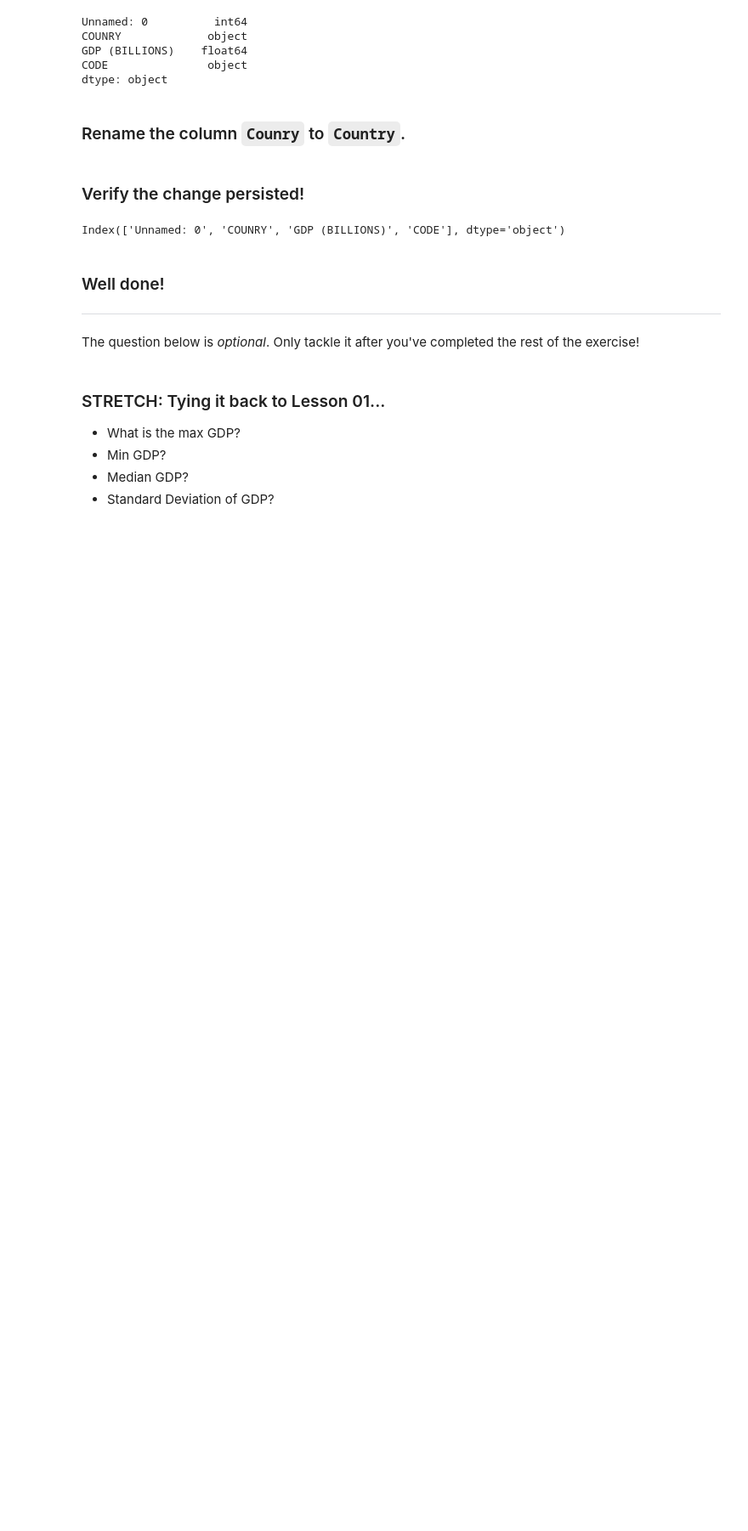
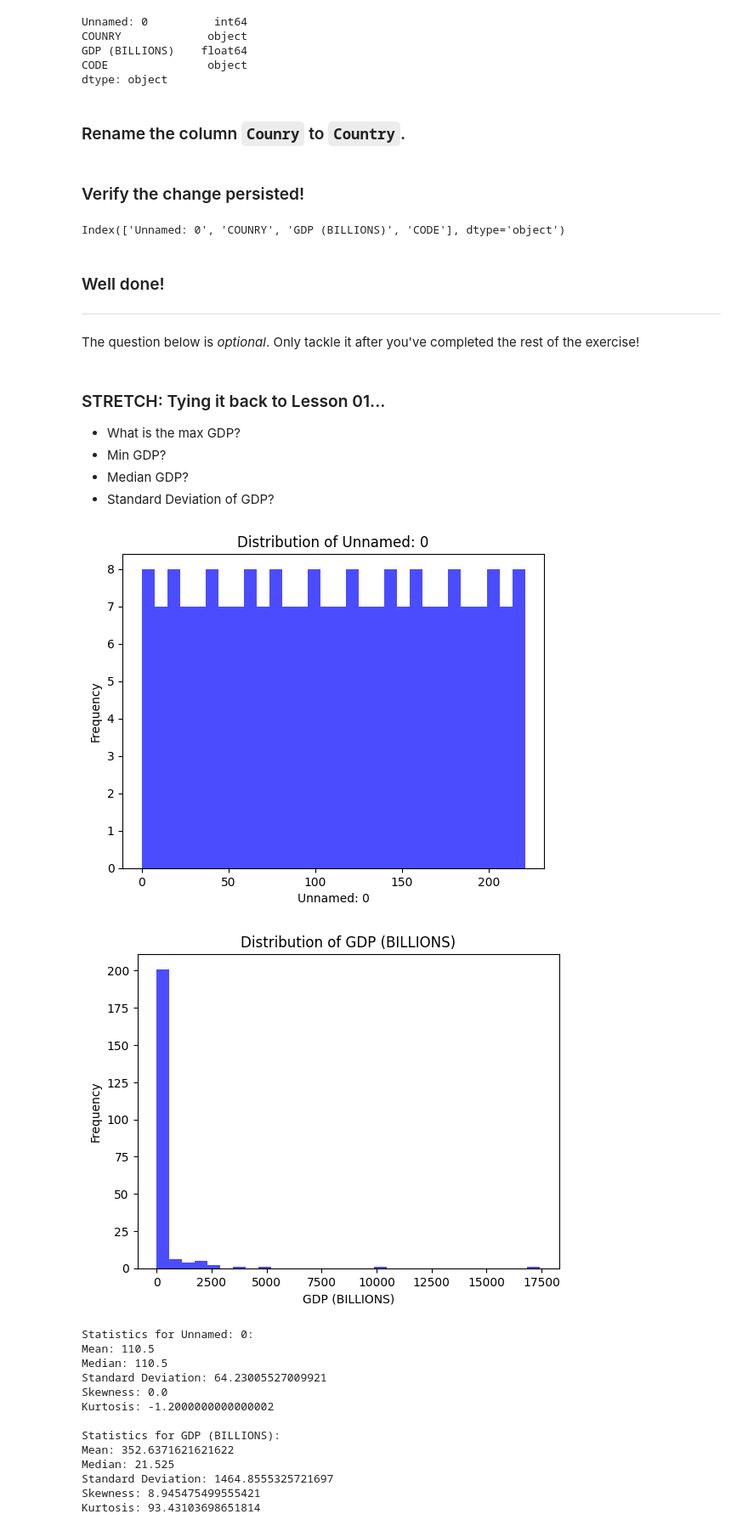
Before and after one commit to JacobCheng0912/Workshop-Python, a Jupyter notebook: 02 - Basic Pandas/01 - Loading Data/Loading Data - EXERCISE.ipynb, the cells around one changed output. Shown: that part at 85% size. Drawn from its saved outputs; the diff is of its cells as text; code cells hidden in the pictures; blank space fills up the shorter version.

```diff
--- a/02 - Basic Pandas/01 - Loading Data/Loading Data - EXERCISE.ipynb
+++ b/02 - Basic Pandas/01 - Loading Data/Loading Data - EXERCISE.ipynb
@@ -97,0 +86,37 @@ print(f"Standard Deviation of GDP: {std_gdp}")  # Output the standard deviation
+# %%
+# Visualize all numeric features
+numeric_columns = df.select_dtypes(include=['float64', 'int64']).columns
+
+for column in numeric_columns:
+    import matplotlib.pyplot as plt
+    plt.figure()
+    plt.hist(df[column], bins=30, alpha=0.7, color='blue')
+    plt.title(f'Distribution of {column}')
+    plt.xlabel(column)
+    plt.ylabel('Frequency')
+    plt.show()
+
+# Describe distributions for numeric columns
+for column in numeric_columns:
+    print(f"\nStatistics for {column}:")
+    print(f"Mean: {df[column].mean()}")
+    print(f"Median: {df[column].median()}")
+    print(f"Standard Deviation: {df[column].std()}")
+    print(f"Skewness: {df[column].skew()}")
+    print(f"Kurtosis: {df[column].kurt()}")
+# %% [output]
+[figure, added]
+[figure, added]
+Statistics for Unnamed: 0:
+Mean: 110.5
+Median: 110.5
+Standard Deviation: 64.23005527009921
+Skewness: 0.0
+Kurtosis: -1.2000000000000002
+
+Statistics for GDP (BILLIONS):
+Mean: 352.6371621621622
+Median: 21.525
+Standard Deviation: 1464.8555325721697
+Skewness: 8.945475499555421
+Kurtosis: 93.43103698651814
```
Also changed, not shown: parts of 1 cell of this notebook.
